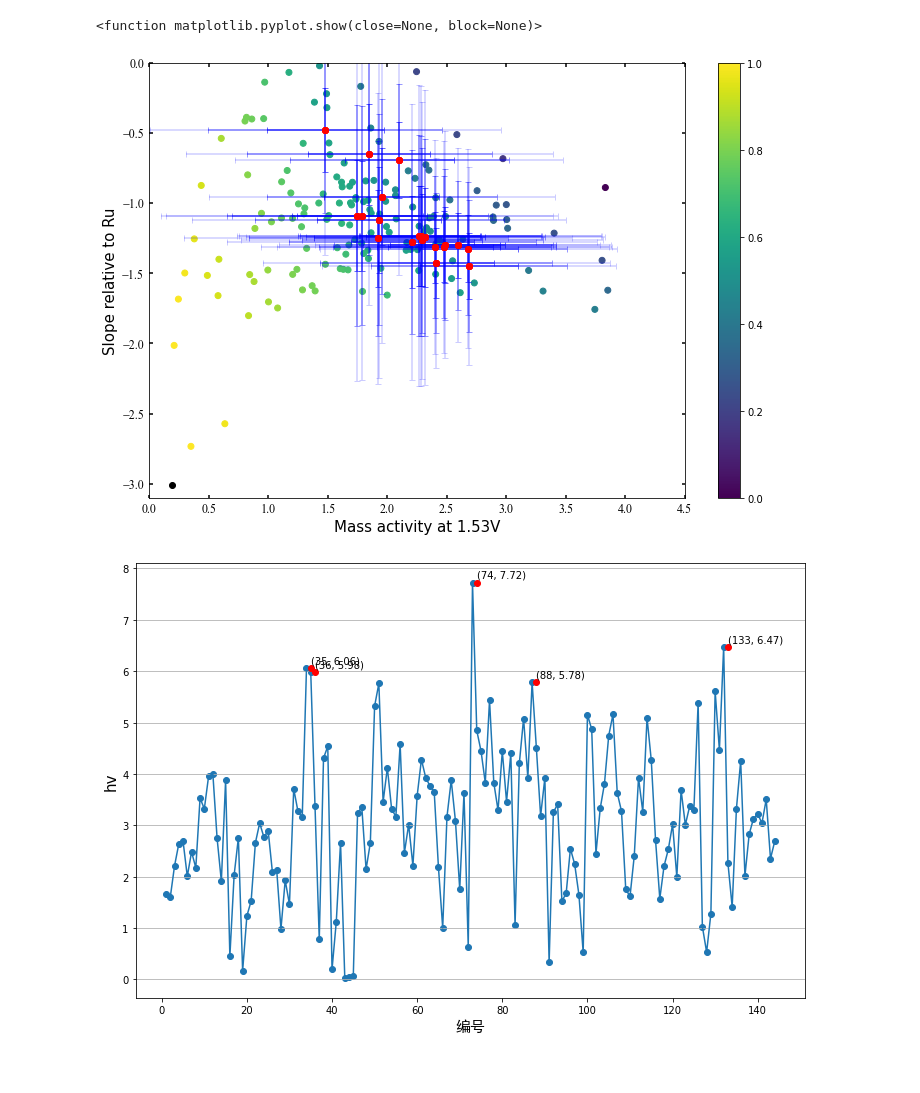
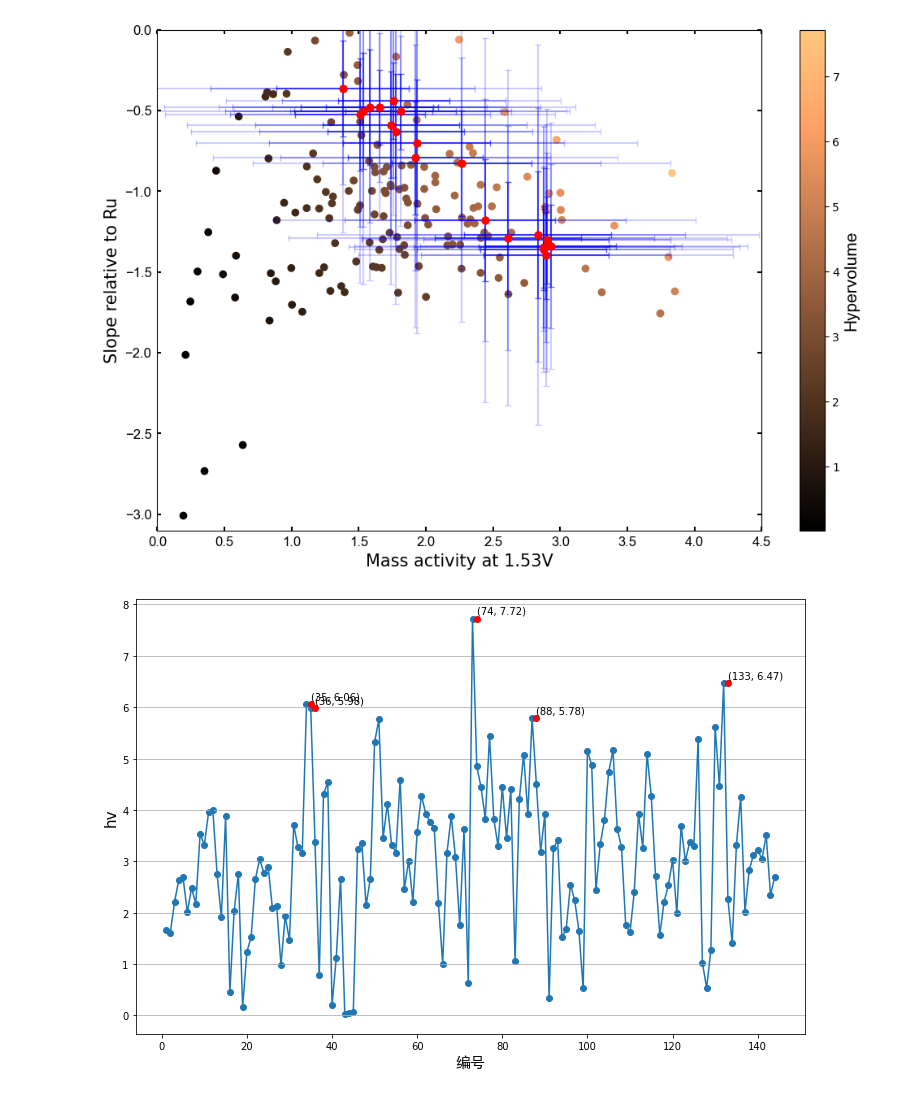
Before and after one commit to zonszer/ML-NP-design_test, a Jupyter notebook: 画图.ipynb, the cells around one changed output. Saved outputs shown, nothing was run; the diff lists cells and outputs as text; code cells hidden in the pictures.

```diff
--- a/画图.ipynb
+++ b/画图.ipynb
@@ -29,50 +29,45 @@ y2_var = y2_var.values[~np.isnan(y2_var.values)]
 
 ref_point = [ 0.1895, -3.0066]
 # %%
-plt.figure(figsize=(12, 8))
+import matplotlib.pyplot as plt
+import numpy as np
 
+fig = plt.figure(figsize=(12, 8))
 
+# Plot reference point
 plt.scatter(ref_point[0], ref_point[1], color='black')
 
+# Set x-axis limits and ticks
 plt.xlim(0, 4.5)
-plt.xticks([0,0.5,1,1.5,2,2.5,3,3.5,4,4.5], fontsize=15, fontname='Times New Roman')
+plt.xticks([0, 0.5, 1, 1.5, 2, 2.5, 3, 3.5, 4, 4.5], fontsize=15, fontname='Arial')
 plt.gca().xaxis.set_minor_locator(plt.MultipleLocator(0.5))
 plt.tick_params(axis='x', which='both', bottom=True, top=True, labelbottom=True, direction='in', width=1.5, labelsize=12, pad=5)
 
-
+# Set y-axis limits and ticks
 plt.ylim(-3.1, 0)
-plt.yticks([-3, -2.5, -2, -1.5, -1, -0.5, 0], fontsize=15, fontname='Times New Roman')
+plt.yticks([-3, -2.5, -2, -1.5, -1, -0.5, 0], fontsize=15, fontname='Arial')
 plt.gca().yaxis.set_minor_locator(plt.MultipleLocator(0.5))
 plt.tick_params(axis='y', which='both', left=True, right=True, labelleft=True, direction='in', width=1.5, labelsize=12, pad=5)
 
+# Plot scatter points and color map
+sc_copper = plt.scatter(y1, y2, c=hv, cmap=plt.cm.get_cmap('copper'))
+sc_red = plt.scatter(y1_new, y2_new, color='red')
+cbar = plt.colorbar(sc_copper)
+cbar.set_label('Hypervolume', fontsize=15, fontname='Arial')
 
+# Plot error bars
+for i in [1, 2, 3]:
+    plt.errorbar(y1_new, y2_new, xerr=i * np.sqrt(y1_var), yerr=i * np.sqrt(y2_var), fmt='o', color='red', ecolor=(0, 0, 1, 0.6 / i), capsize=3)
 
-plt.scatter(y1, y2, c=hv, cmap='viridis_r')
-plt.scatter(y1_new, y2_new,color='red')
+# Set axis labels
+plt.xlabel('Mass activity at 1.53V', fontsize=15)
+plt.ylabel('Slope relative to Ru', fontsize=15)
 
-plt.errorbar(y1_new,y2_new, xerr= np.sqrt(y1_var) , yerr= np.sqrt(y2_var) , fmt='o', color='red', ecolor=(0, 0, 1, 0.6), capsize=3)
-plt.errorbar(y1_new,y2_new, xerr= 2* np.sqrt(y1_var) , yerr= 2* np.sqrt(y2_var) , fmt='o', color='red', ecolor=(0, 0, 1, 0.4), capsize=3)
-plt.errorbar(y1_new,y2_new, xerr= 3* np.sqrt(y1_var) , yerr= 3* np.sqrt(y2_var) , fmt='o', color='red', ecolor=(0, 0, 1, 0.2), capsize=3)
-
-
-# plt.fill_between(y1_new[0],
-#                  y2_new[0] + np.sqrt(y2_var)[0],
-#                  y2_new[0] - np.sqrt(y2_var)[0], color="C0", alpha=0.6)
-
-
-
-plt.colorbar()
-
-
-plt.xlabel('Mass activity at 1.53V',fontsize=15)
-plt.ylabel('Slope relative to Ru', fontsize=15)
-# plt.title('Scatter Plot')
-
-
-plt.show
+# Show plot
+plt.savefig("OER_pred-scatter.svg", format='svg')
+plt.show()
 # %% [output]
-<function matplotlib.pyplot.show(close=None, block=None)>
-[figure, old version]
+[figure, new version]
 # %%
 plt.figure(figsize=(12, 8))
 
```
Also changed, not shown: 2 other files.
